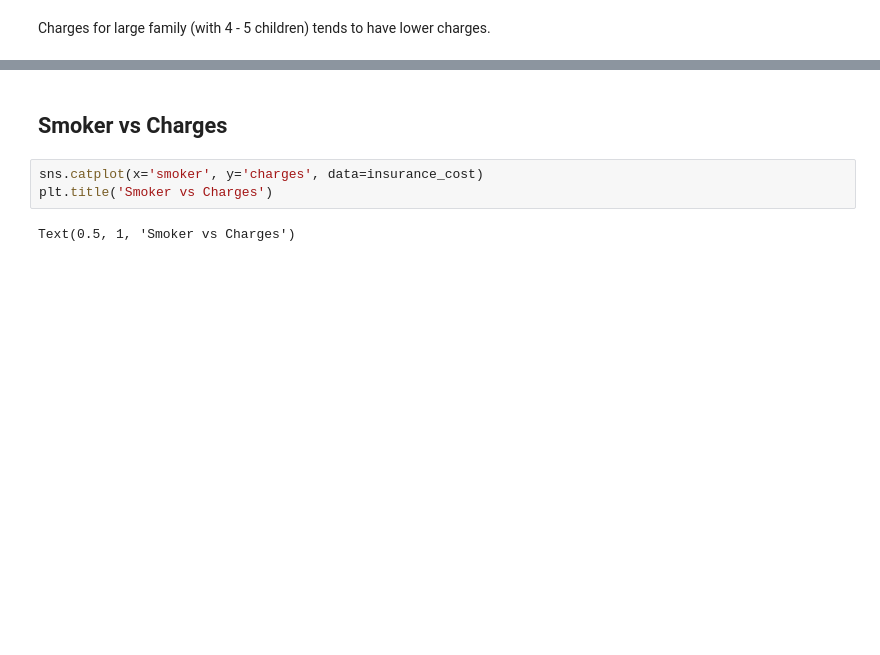
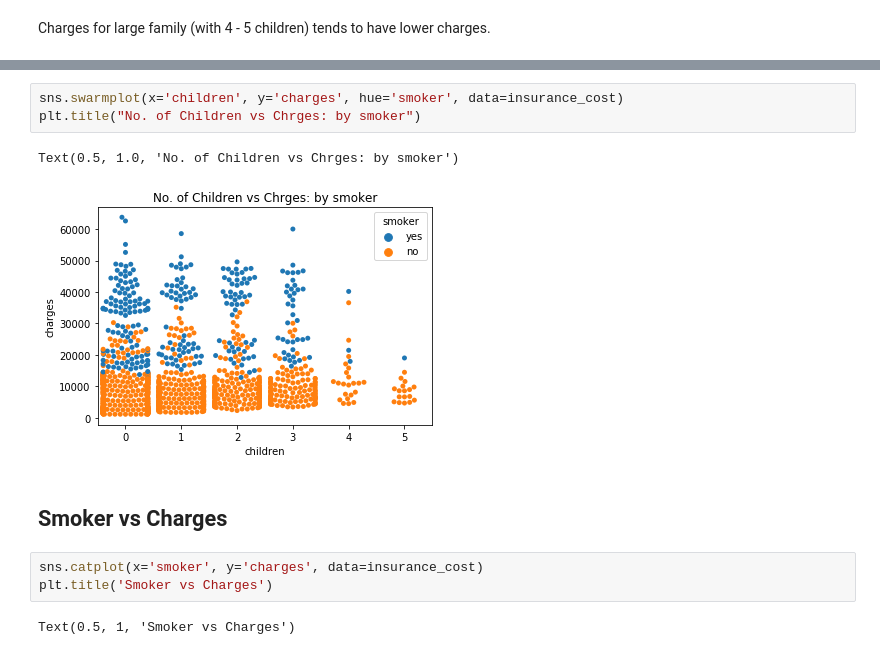
Before and after one commit to rockyclh/US-Insurance-Charges, a Jupyter notebook: US Medical Insurance Cost.ipynb, the cells around one changed output, grey strips where cells are left out. Drawn from its saved outputs; the diff is of its cells as text; blank space fills up the shorter version.

```diff
--- a/US Medical Insurance Cost.ipynb
+++ b/US Medical Insurance Cost.ipynb
@@ -339,3 +357,9 @@ Text(0.5, 1, 'No. of Children vs Chrges: by smoker')
+# %%
+sns.swarmplot(x='children', y='charges', hue='smoker', data=insurance_cost)
+plt.title("No. of Children vs Chrges: by smoker")
+# %% [output]
+Text(0.5, 1.0, 'No. of Children vs Chrges: by smoker')
+[figure, added]
 # %% [markdown]
 ## Smoker vs Charges
 # %%
```
Also changed, not shown: parts of 13 cells of this notebook.
